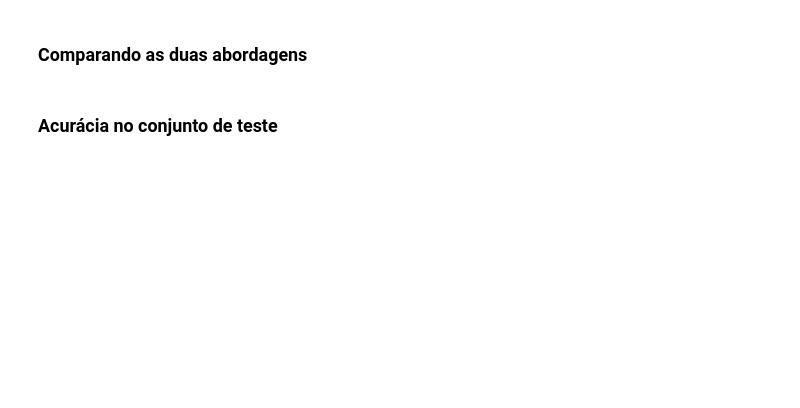
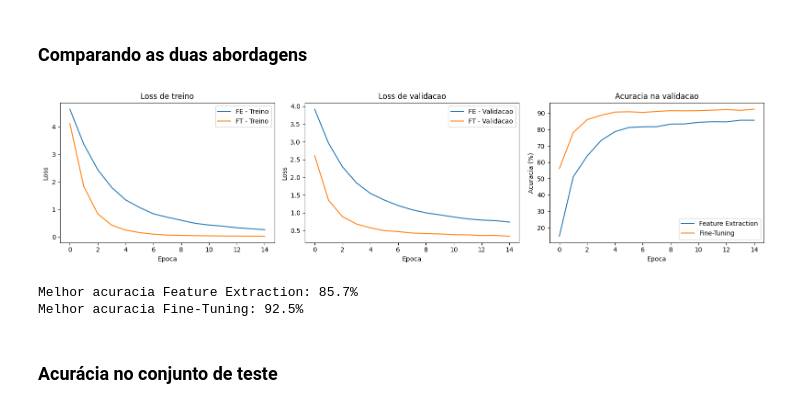
Before and after one commit to carlosfab/blog-sigmoidal, a Jupyter notebook: Transfer-Learning-com-PyTorch/transfer_learning_pytorch.ipynb, the cells around one changed output. Drawn from its saved outputs; the diff is of its cells as text; code cells hidden in the pictures; blank space fills up the shorter version.

```diff
--- a/Transfer-Learning-com-PyTorch/transfer_learning_pytorch.ipynb
+++ b/Transfer-Learning-com-PyTorch/transfer_learning_pytorch.ipynb
@@ -276,4 +405,4 @@ optimizer_ft = optim.Adam([
 
 print("Treinando com fine-tuning (layer4 + fc)")
 print()
-ft_losses, ft_accs = treinar(model_ft, train_loader, val_loader, criterion, optimizer_ft, num_epochs=15)
+ft_losses, ft_val_losses, ft_accs = treinar(model_ft, train_loader, val_loader, criterion, optimizer_ft, num_epochs=15)
@@ -280,29 +427,38 @@ ft_losses, ft_accs = treinar(model_ft, train_loader, val_loader, criterion, opti
 # %% [markdown]
 ### Comparando as duas abordagens
 # %%
-plt.figure(figsize=(12, 4))
+fig, axes = plt.subplots(1, 3, figsize=(16, 4))
 
-plt.subplot(1, 2, 1)
-plt.plot(fe_losses, label="Feature Extraction")
-plt.plot(ft_losses, label="Fine-Tuning")
-plt.xlabel("Epoca")
-plt.ylabel("Loss")
-plt.title("Loss de treino")
-plt.legend()
+axes[0].plot(fe_losses, label="FE - Treino")
+axes[0].plot(ft_losses, label="FT - Treino")
+axes[0].set_xlabel("Epoca")
+axes[0].set_ylabel("Loss")
+axes[0].set_title("Loss de treino")
+axes[0].legend()
 
-plt.subplot(1, 2, 2)
-plt.plot(fe_accs, label="Feature Extraction")
-plt.plot(ft_accs, label="Fine-Tuning")
-plt.xlabel("Epoca")
-plt.ylabel("Acuracia (%)")
-plt.title("Acuracia na validacao")
-plt.legend()
+axes[1].plot(fe_val_losses, label="FE - Validacao")
+axes[1].plot(ft_val_losses, label="FT - Validacao")
+axes[1].set_xlabel("Epoca")
+axes[1].set_ylabel("Loss")
+axes[1].set_title("Loss de validacao")
+axes[1].legend()
+
+axes[2].plot(fe_accs, label="Feature Extraction")
+axes[2].plot(ft_accs, label="Fine-Tuning")
+axes[2].set_xlabel("Epoca")
+axes[2].set_ylabel("Acuracia (%)")
+axes[2].set_title("Acuracia na validacao")
+axes[2].legend()
 
 plt.tight_layout()
 plt.show()
 
 print(f"Melhor acuracia Feature Extraction: {max(fe_accs):.1f}%")
 print(f"Melhor acuracia Fine-Tuning: {max(ft_accs):.1f}%")
+# %% [output]
+[figure, added]
+Melhor acuracia Feature Extraction: 85.7%
+Melhor acuracia Fine-Tuning: 92.5%
 # %% [markdown]
 ### Acurácia no conjunto de teste
 # %%
```
Also changed, not shown: parts of 23 cells of this notebook.
